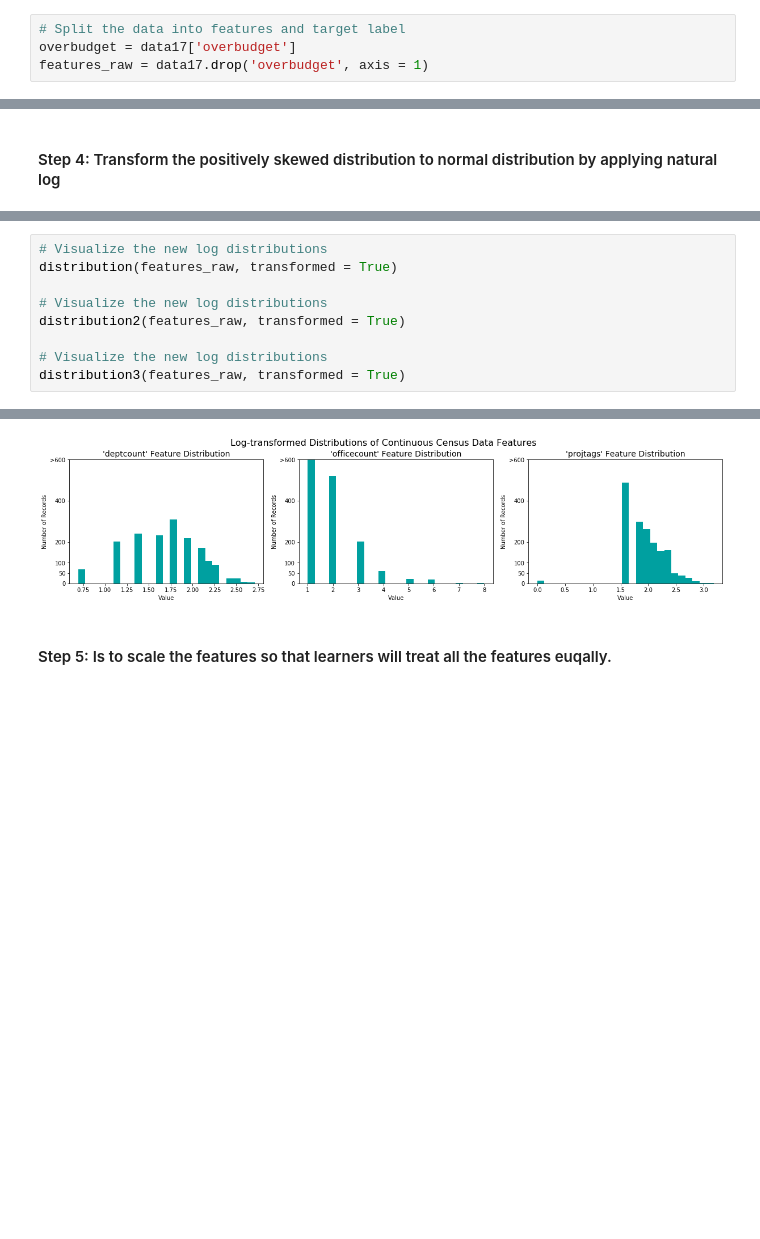
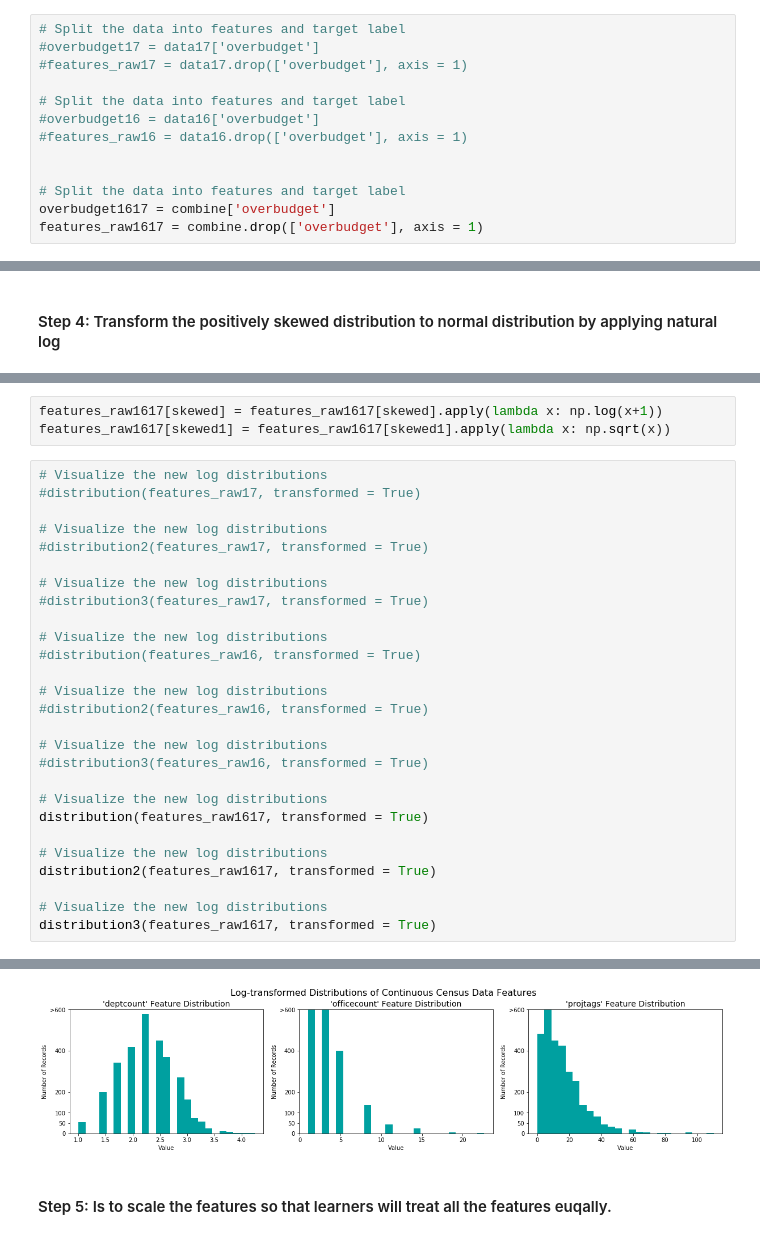
Before and after one commit to varun331/Python, a Jupyter notebook: Capstone project.ipynb, the cells around one changed output, grey strips where cells are left out. Cells and saved outputs as stored; diff of their text form; blank space fills up the shorter version.

```diff
--- a/Capstone project.ipynb
+++ b/Capstone project.ipynb
@@ -114,7 +140,16 @@ Median of projtags: 6.0
 # %%
 # Split the data into features and target label
-overbudget = data17['overbudget']
-features_raw = data17.drop('overbudget', axis = 1)
+#overbudget17 = data17['overbudget']
+#features_raw17 = data17.drop(['overbudget'], axis = 1)
+
+# Split the data into features and target label
+#overbudget16 = data16['overbudget']
+#features_raw16 = data16.drop(['overbudget'], axis = 1)
+
+
+# Split the data into features and target label
+overbudget1617 = combine['overbudget']
+features_raw1617 = combine.drop(['overbudget'], axis = 1)
 # %% [markdown]
 #### Step 3 - Evaluate the distribution of each feature
 # %%
@@ -240,10 +318,31 @@ features_raw[skewed] = data17[skewed].apply(lambda x: np.log(x + 1))
+# %%
+features_raw1617[skewed] = features_raw1617[skewed].apply(lambda x: np.log(x+1))
+features_raw1617[skewed1] = features_raw1617[skewed1].apply(lambda x: np.sqrt(x))
 # %%
 # Visualize the new log distributions
-distribution(features_raw, transformed = True)
+#distribution(features_raw17, transformed = True)
 
 # Visualize the new log distributions
-distribution2(features_raw, transformed = True)
+#distribution2(features_raw17, transformed = True)
 
 # Visualize the new log distributions
-distribution3(features_raw, transformed = True)
+#distribution3(features_raw17, transformed = True)
+
+# Visualize the new log distributions
+#distribution(features_raw16, transformed = True)
+
+# Visualize the new log distributions
+#distribution2(features_raw16, transformed = True)
+
+# Visualize the new log distributions
+#distribution3(features_raw16, transformed = True)
+
+# Visualize the new log distributions
+distribution(features_raw1617, transformed = True)
+
+# Visualize the new log distributions
+distribution2(features_raw1617, transformed = True)
+
+# Visualize the new log distributions
+distribution3(features_raw1617, transformed = True)
 # %% [output]
@@ -252,4 +351,4 @@ distribution3(features_raw, transformed = True)
-[figure, old version]
+[figure, new version]
 # %% [markdown]
 
 #### Step 5: Is to scale the features so that learners will treat all the features euqally.
```
Also changed, not shown: parts of 31 cells of this notebook, 7 other files.
